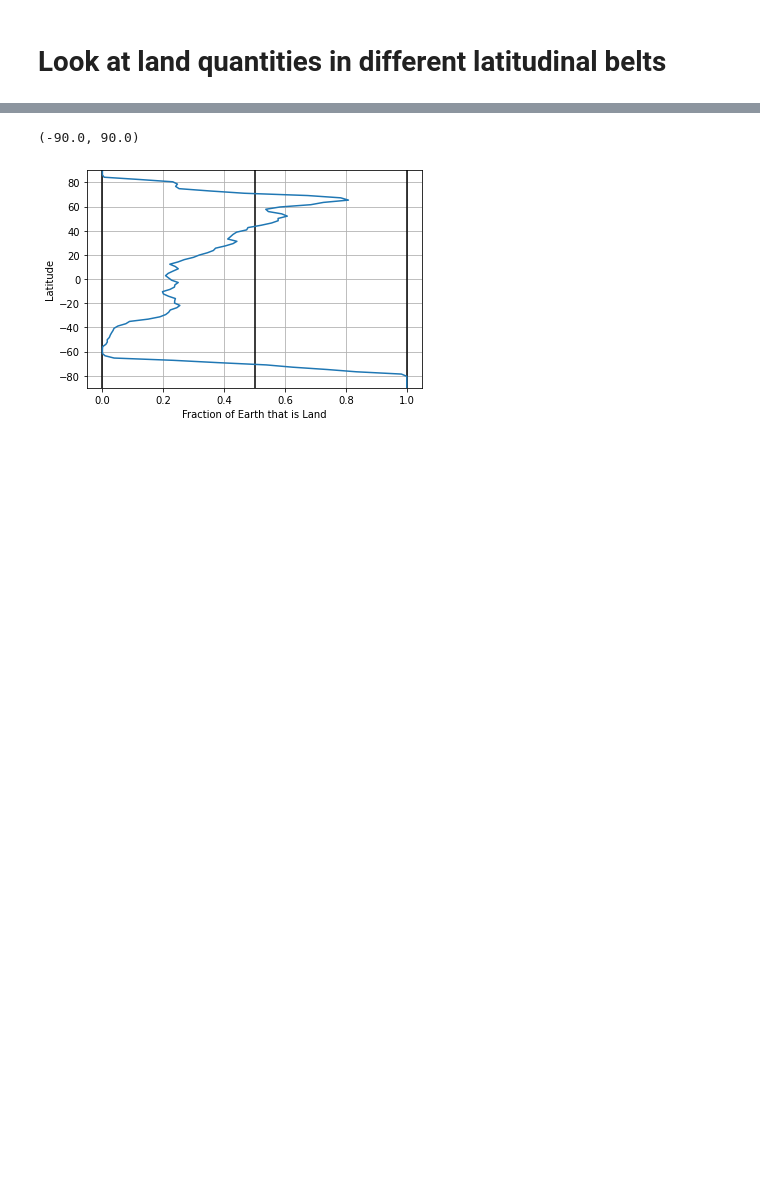
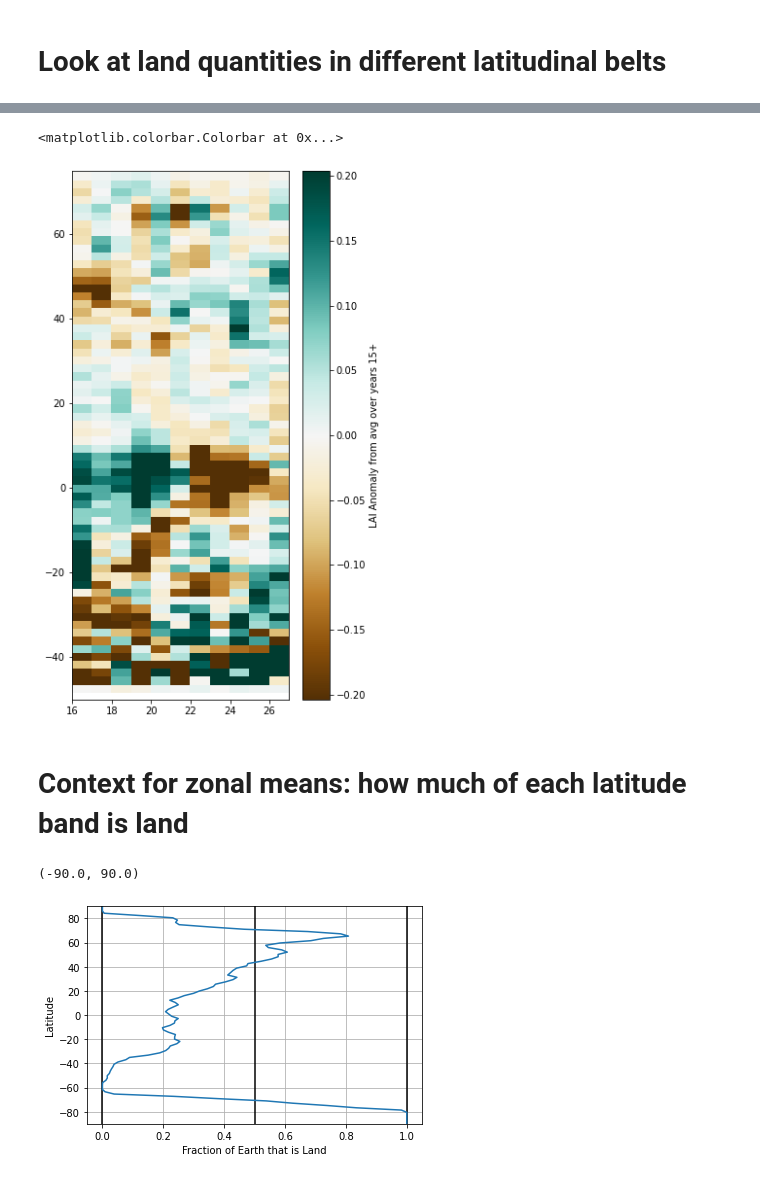
Before and after one commit to czarakas/coupled_PPE, a Jupyter notebook: code/check_simulations/Check_spin_up_after_doing_postproc.ipynb, the cells around one changed output, grey strips where cells are left out. Saved outputs shown, nothing was run; the diff lists cells and outputs as text; code cells hidden in the pictures; blank space fills up the shorter version.

```diff
--- a/code/check_simulations/Check_spin_up_after_doing_postproc.ipynb
+++ b/code/check_simulations/Check_spin_up_after_doing_postproc.ipynb
@@ -164 +165,21 @@ plt.tight_layout()
+# %%
+var = 'TLAI'
+yr_spin_up_done=15
+var_series = ds_lnd[var]-273.15
+
+plt.figure(figsize=(5,10))
+var_zonal_mean = var_series.where(ds2.landfrac==1).mean(dim='lon')
+var_zonal_mean = var_zonal_mean.groupby('time.year').mean(dim='time')
+var_zonal_mean=var_zonal_mean[yr_spin_up_done:,:]
+var_zonal_mean = var_zonal_mean - var_zonal_mean.mean(dim='year')
+cbound = np.max(np.abs([np.nanpercentile(var_zonal_mean,95),np.nanpercentile(var_zonal_mean,5)]))
+plt.pcolor(var_zonal_mean.year, var_zonal_mean.lat, var_zonal_mean.transpose(), cmap=plt.cm.BrBG,
+          vmin=-cbound, vmax=cbound)#, tlai_zonal_mean.time, tlai_zonal_mean.lat)
+plt.ylim([-50,75])
+plt.colorbar(label='LAI Anomaly from avg over years '+str(yr_spin_up_done)+'+')
+# %% [output]
+<matplotlib.colorbar.Colorbar at 0x...>
+[figure, added]
+# %% [markdown]
+# Context for zonal means: how much of each latitude band is land
 # %%
```
Also changed, not shown: parts of 16 cells of this notebook, 2 other files.
